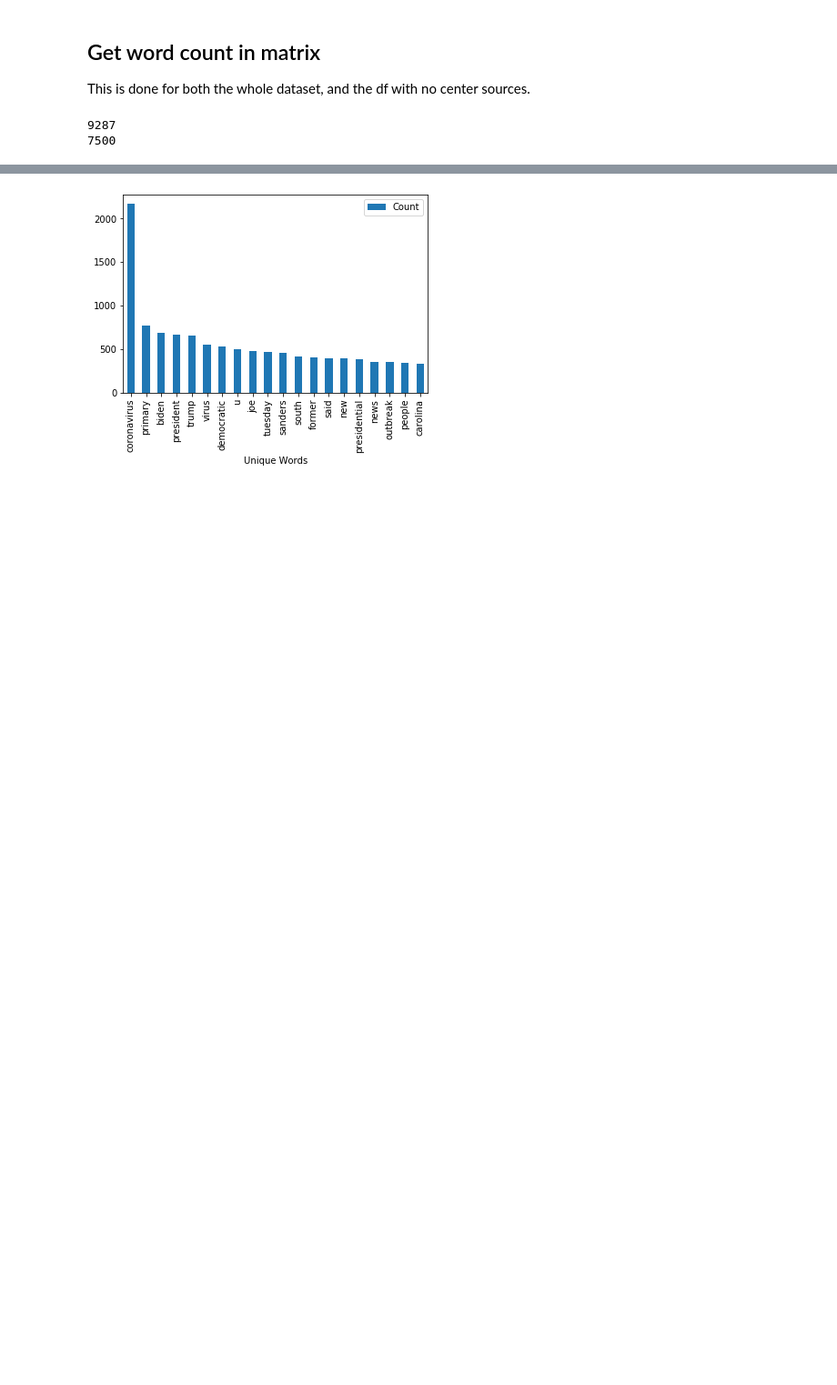
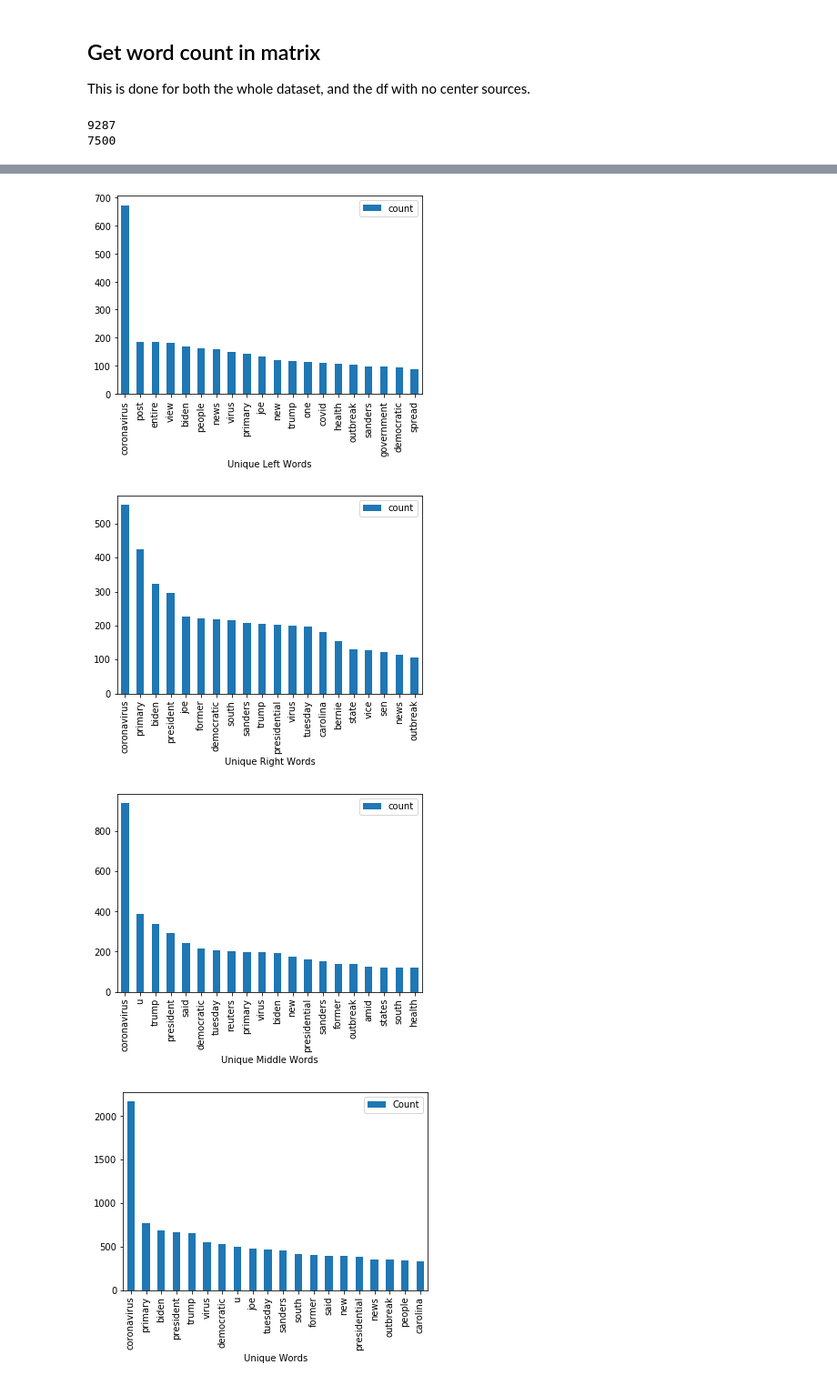
Before and after one commit to psulliv4/mediabias-project, a Jupyter notebook: DetectingMediaBias.ipynb, the cells around one changed output, grey strips where cells are left out. Shown: that part at 91% size. Drawn from its saved outputs; the diff is of its cells as text; code cells hidden in the pictures; blank space fills up the shorter version.

```diff
--- a/DetectingMediaBias.ipynb
+++ b/DetectingMediaBias.ipynb
@@ -728,3 +735,11 @@ middle_df.head()
+# %%
+ax = left_df.sort_values(by='count', ascending=False).head(20).plot.bar(x = 'Unique Left Words', y = 'count')
+ax = right_df.sort_values(by='count', ascending=False).head(20).plot.bar(x = 'Unique Right Words', y = 'count')
+ax = middle_df.sort_values(by='count', ascending=False).head(20).plot.bar(x = 'Unique Middle Words', y = 'count')
+# %% [output]
+[figure, added]
+[figure, added]
+[figure, added]
 # %%
 whole_unique_words = list(uniqueWords_all)
 
```
Also changed, not shown: parts of 1 cell of this notebook.
